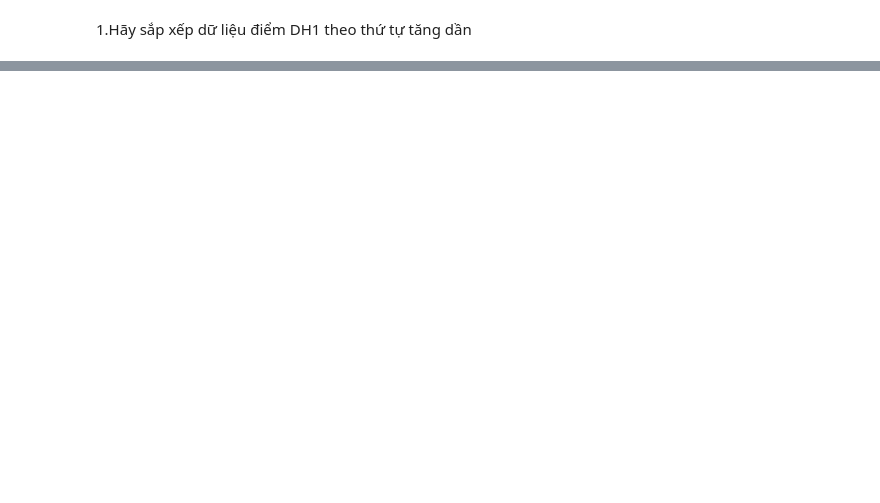
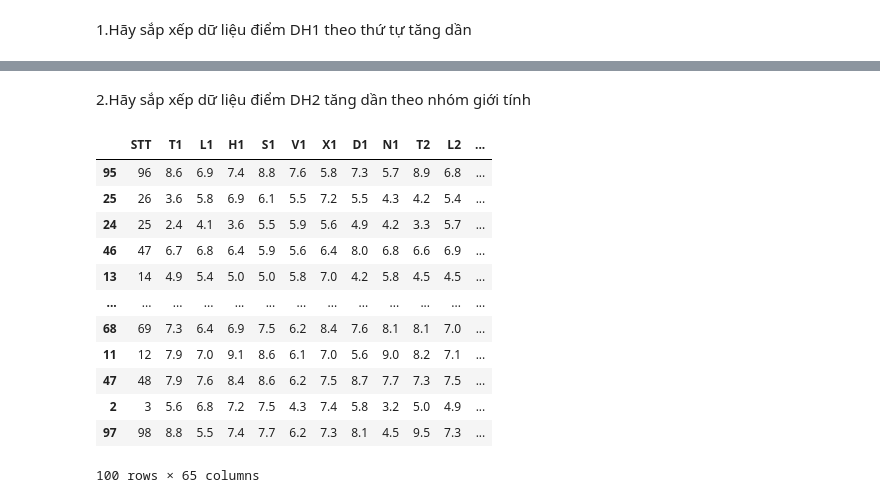
Before and after one commit to Spokai3/PhanTichDuLieuVaHocSau, a Jupyter notebook: Lab2.ipynb, the cells around one changed output, grey strips where cells are left out. Saved outputs shown, nothing was run; the diff lists cells and outputs as text; code cells hidden in the pictures; blank space fills up the shorter version.

```diff
--- a/Lab2.ipynb
+++ b/Lab2.ipynb
@@ -242,0 +277,18 @@ res
+# %% [markdown]
+2.Hãy sắp xếp dữ liệu điểm DH2 tăng dần theo nhóm giới tính
+# %%
+hw1.sort_values(by=['GT','DH2'])
+# %% [output]
+|  | STT | T1 | L1 | H1 | S1 | V1 | X1 | D1 | N1 | T2 | L2 | ... |
+| 95 | 96 | 8.6 | 6.9 | 7.4 | 8.8 | 7.6 | 5.8 | 7.3 | 5.7 | 8.9 | 6.8 | ... |
+| 25 | 26 | 3.6 | 5.8 | 6.9 | 6.1 | 5.5 | 7.2 | 5.5 | 4.3 | 4.2 | 5.4 | ... |
+| 24 | 25 | 2.4 | 4.1 | 3.6 | 5.5 | 5.9 | 5.6 | 4.9 | 4.2 | 3.3 | 5.7 | ... |
+| 46 | 47 | 6.7 | 6.8 | 6.4 | 5.9 | 5.6 | 6.4 | 8.0 | 6.8 | 6.6 | 6.9 | ... |
+| 13 | 14 | 4.9 | 5.4 | 5.0 | 5.0 | 5.8 | 7.0 | 4.2 | 5.8 | 4.5 | 4.5 | ... |
+| ... | ... | ... | ... | ... | ... | ... | ... | ... | ... | ... | ... | ... |
+| 68 | 69 | 7.3 | 6.4 | 6.9 | 7.5 | 6.2 | 8.4 | 7.6 | 8.1 | 8.1 | 7.0 | ... |
+| 11 | 12 | 7.9 | 7.0 | 9.1 | 8.6 | 6.1 | 7.0 | 5.6 | 9.0 | 8.2 | 7.1 | ... |
+| 47 | 48 | 7.9 | 7.6 | 8.4 | 8.6 | 6.2 | 7.5 | 8.7 | 7.7 | 7.3 | 7.5 | ... |
+| 2 | 3 | 5.6 | 6.8 | 7.2 | 7.5 | 4.3 | 7.4 | 5.8 | 3.2 | 5.0 | 4.9 | ... |
+| 97 | 98 | 8.8 | 5.5 | 7.4 | 7.7 | 6.2 | 7.3 | 8.1 | 4.5 | 9.5 | 7.3 | ... |
+100 rows × 65 columns
```
Also changed, not shown: parts of 11 cells of this notebook.
